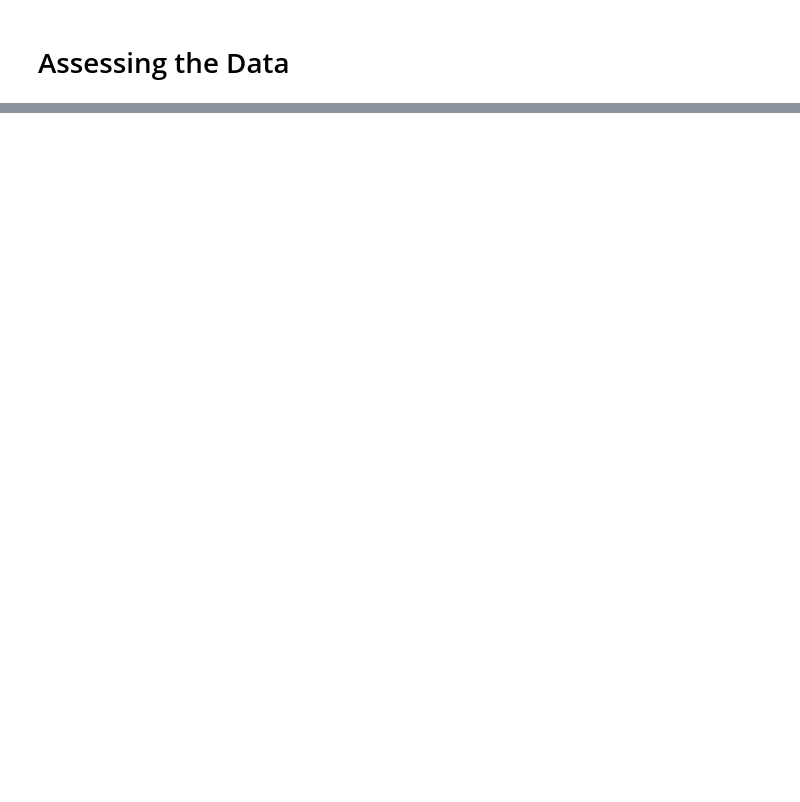
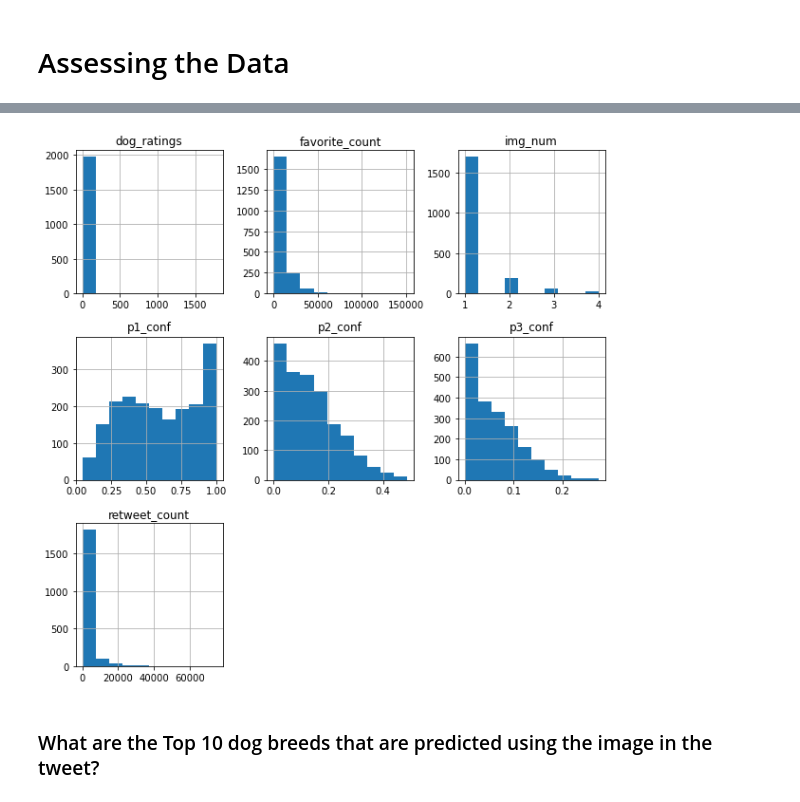
Before and after one commit to dainantonio/wrangle-and-analyze-data, a Jupyter notebook: wrangle_act.ipynb, the cells around one changed output, grey strips where cells are left out. Cells and saved outputs as stored; diff of their text form; code cells hidden in the pictures; blank space fills up the shorter version.

Commit message:
Add files via upload
visual and programmatically assessing data
cleaning
storing
analyzing

```diff
--- a/wrangle_act.ipynb
+++ b/wrangle_act.ipynb
@@ -379,0 +1180,3 @@ https://medium.com/ub-women-data-scholars/let-the-robot-do-your-work-web-scrapin
+# %%
+# convert integer to string
+img_df_clean['tweet_id']= img_df_clean['tweet_id'].astype(str)
@@ -379,0 +1207,5 @@ https://medium.com/ub-women-data-scholars/let-the-robot-do-your-work-web-scrapin
+# %%
+# convert integer to string
+df_api_clean['tweet_id']= img_df_clean['tweet_id'].astype(str)
+
+df_api_clean.info()
@@ -379,0 +1228,16 @@ https://medium.com/ub-women-data-scholars/let-the-robot-do-your-work-web-scrapin
+# %%
+# merge by id with image
+#df_final = img_df_clean.merge(arch_df_clean, left_on='tweet_id',right_on='tweet_id',how='inner')
+#df_final = df_final.merge(df_api_clean,left_on='tweet_id',right_on='tweet_id',how='inner')
+
+#CODE: create a new dataframe that merge twitter_archive_clean and
+#image_prediction_clean
+df_twitter1 = pd.merge(arch_df_clean,
+                      img_df_clean,
+                      how = 'left', on = ['tweet_id'])
+
+#keep rows that have picture (jpg_url)
+df_twitter1 = df_twitter1[df_twitter1['jpg_url'].notnull()]
+
+#TEST
+df_twitter1.info()
@@ -379,0 +1273,8 @@ https://medium.com/ub-women-data-scholars/let-the-robot-do-your-work-web-scrapin
+# %%
+
+#CODE: create a new dataframe that merge df_twitter and tweet_json_clean
+df_twitter = pd.merge(df_twitter1, df_api_clean,
+                      how = 'left', on = ['tweet_id'])
+
+#TEST
+df_twitter.info()
@@ -379,0 +1353,7 @@ https://medium.com/ub-women-data-scholars/let-the-robot-do-your-work-web-scrapin
+# %%
+#calling the pandas `hist`() method returns histograms for all columns in the series.
+df_twitter.hist(figsize=(10,10));
+# %% [output]
+[figure, added]
+# %% [markdown]
+### What are the Top 10 dog breeds that are predicted using the image in the tweet?
```
Also changed, not shown: parts of 178 cells of this notebook.
